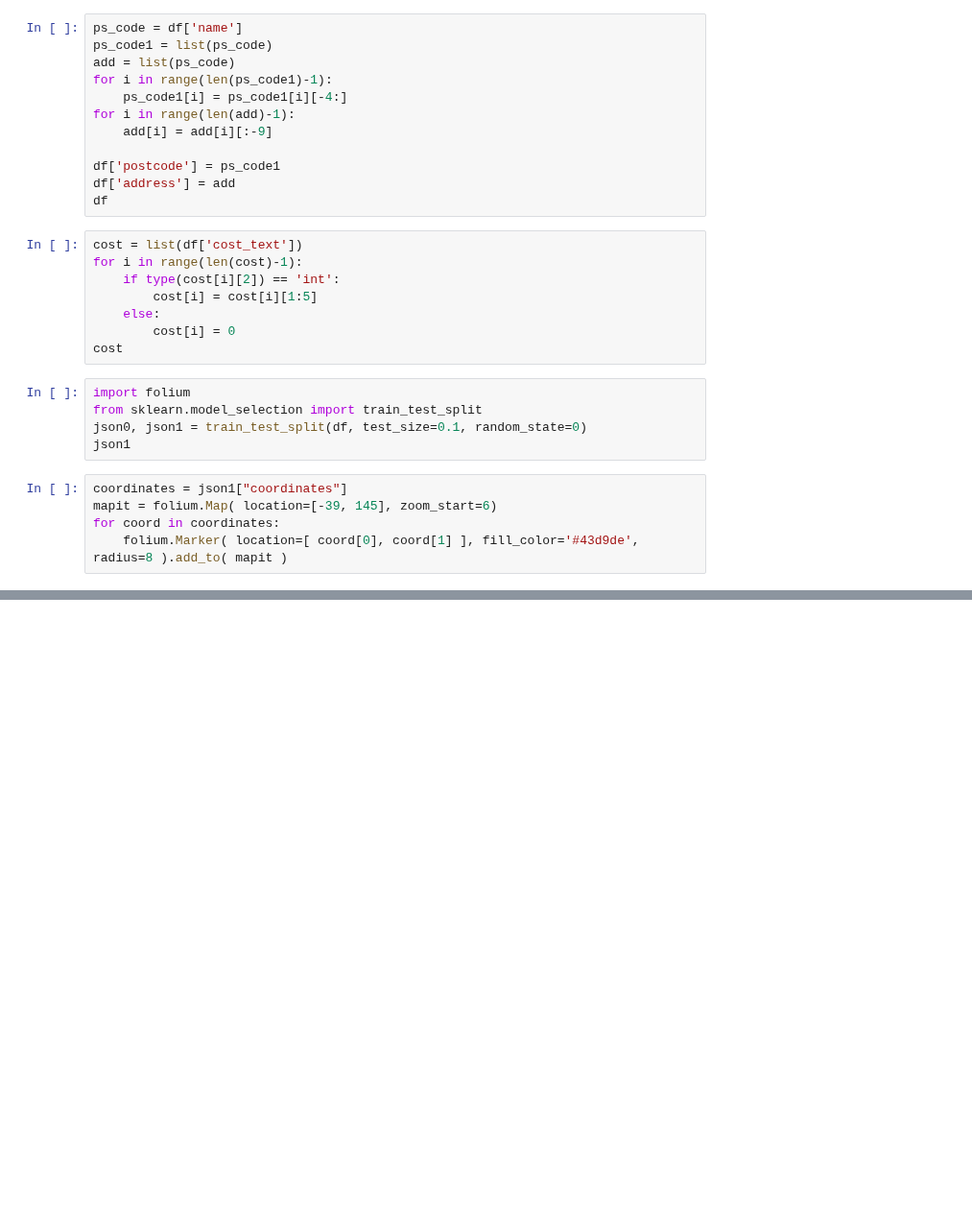
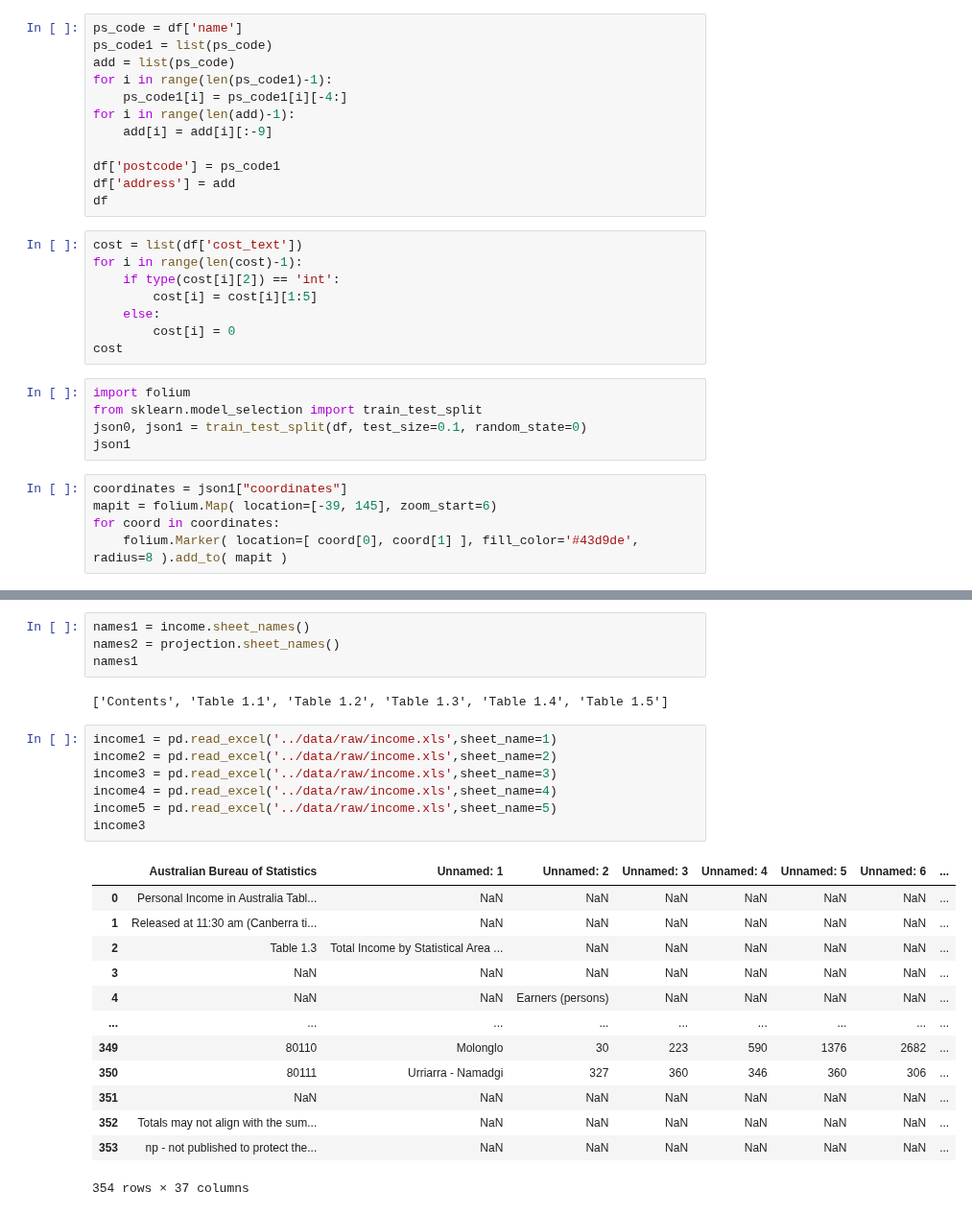
Before and after one commit to MAST30034-Applied-Data-Science/generic-real-estate-consulting-project-group-6, a Jupyter notebook: notebooks/preprocess.ipynb, the cells around one changed output, grey strips where cells are left out. Shown at 96% size. Cells and saved outputs as stored; diff of their text form; blank space fills up the shorter version.

```diff
--- a/notebooks/preprocess.ipynb
+++ b/notebooks/preprocess.ipynb
@@ -45,0 +67,27 @@ mapit
+# %%
+names1 = income.sheet_names()
+names2 = projection.sheet_names()
+names1
+# %% [output]
+['Contents', 'Table 1.1', 'Table 1.2', 'Table 1.3', 'Table 1.4', 'Table 1.5']
+# %%
+income1 = pd.read_excel('../data/raw/income.xls',sheet_name=1)
+income2 = pd.read_excel('../data/raw/income.xls',sheet_name=2)
+income3 = pd.read_excel('../data/raw/income.xls',sheet_name=3)
+income4 = pd.read_excel('../data/raw/income.xls',sheet_name=4)
+income5 = pd.read_excel('../data/raw/income.xls',sheet_name=5)
+income3
+# %% [output]
+|  | Australian Bureau of Statistics | Unnamed: 1 | Unnamed: 2 | Unnamed: 3 | Unnamed: 4 | Unnamed: 5 | Unnamed: 6 | ... |
+| 0 | Personal Income in Australia Tabl... | NaN | NaN | NaN | NaN | NaN | NaN | ... |
+| 1 | Released at 11:30 am (Canberra ti... | NaN | NaN | NaN | NaN | NaN | NaN | ... |
+| 2 | Table 1.3 | Total Income by Statistical Area ... | NaN | NaN | NaN | NaN | NaN | ... |
+| 3 | NaN | NaN | NaN | NaN | NaN | NaN | NaN | ... |
+| 4 | NaN | NaN | Earners (persons) | NaN | NaN | NaN | NaN | ... |
+| ... | ... | ... | ... | ... | ... | ... | ... | ... |
+| 349 | 80110 | Molonglo | 30 | 223 | 590 | 1376 | 2682 | ... |
+| 350 | 80111 | Urriarra - Namadgi | 327 | 360 | 346 | 360 | 306 | ... |
+| 351 | NaN | NaN | NaN | NaN | NaN | NaN | NaN | ... |
+| 352 | Totals may not align with the sum... | NaN | NaN | NaN | NaN | NaN | NaN | ... |
+| 353 | np - not published to protect the... | NaN | NaN | NaN | NaN | NaN | NaN | ... |
+354 rows × 37 columns
```
Also changed, not shown: parts of 4 cells of this notebook.
